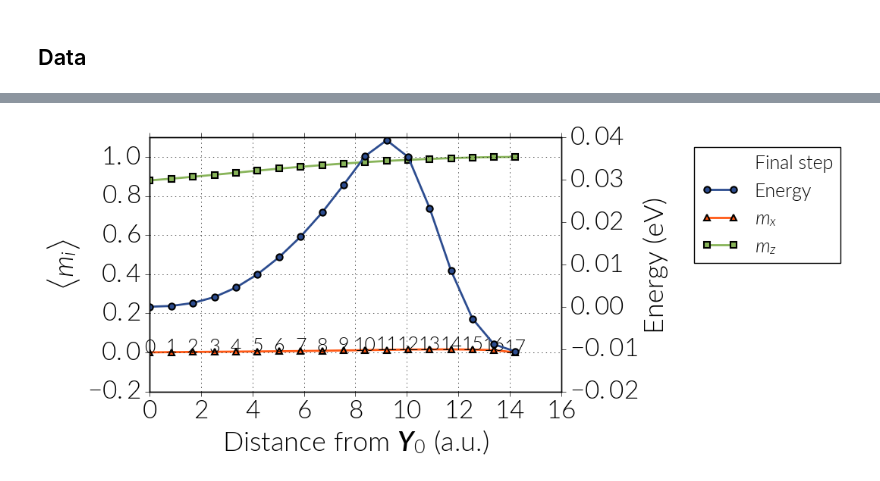
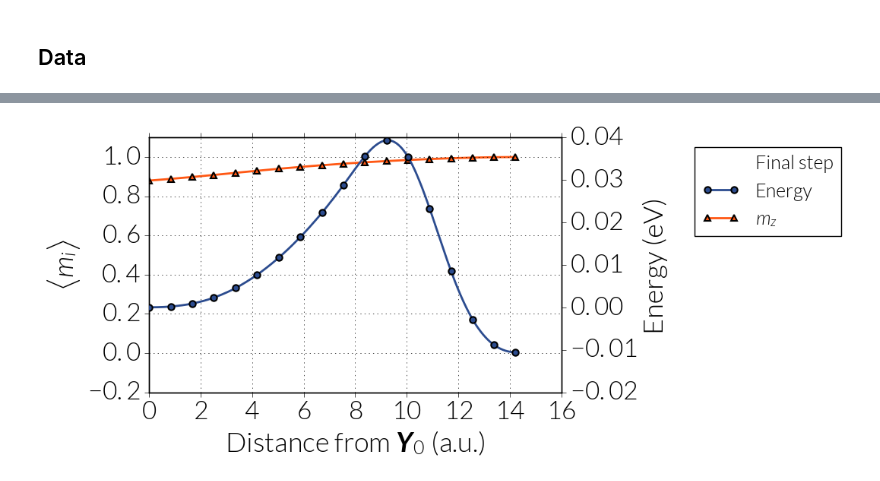
Before and after one commit to davidcortesortuno/nebm_plot_tools, a Jupyter notebook: tutorial/tutorial_fidimag.ipynb, the cells around one changed output, grey strips where cells are left out. Drawn from its saved outputs; the diff is of its cells as text; code cells hidden in the pictures.

Commit message:
Added and fixed option to plot interpolated energy curves in the m and sk num plots

```diff
--- a/tutorial/tutorial_fidimag.ipynb
+++ b/tutorial/tutorial_fidimag.ipynb
@@ -108,19 +105,20 @@ npf.scale_label = 'kJ'
 # %%
 p = npf.plot_dist_vs_m(sim,
-(True, False, True),
+(False, False, True),
 [
 ['neb_21x21-spins_fm-sk_atomic_k1e4_dYs.ndt',
  r'Final step',
  97, 'neb_21x21-spins_fm-sk_atomic_k1e4',
  'neb_21x21-spins_fm-sk_atomic_k1e4_energy.ndt'
  ]],
 number_annotation=[0.5, 0, 0],
 legend_position=(1.3, 1.),
 rel_folder=base_folder,
 ylim=[-0.2, 1.1],
 secondary_axis=[1.602e-19, 'eV'],
 energy_shift=0,
+interpolate_energy=[NEBM_Geodesic, 500],
 backend='FIDIMAG'
 )
 # %% [output]
-[figure, old version]
+[figure, new version]
```
Also changed, not shown: parts of 6 cells of this notebook, 1 other file.
